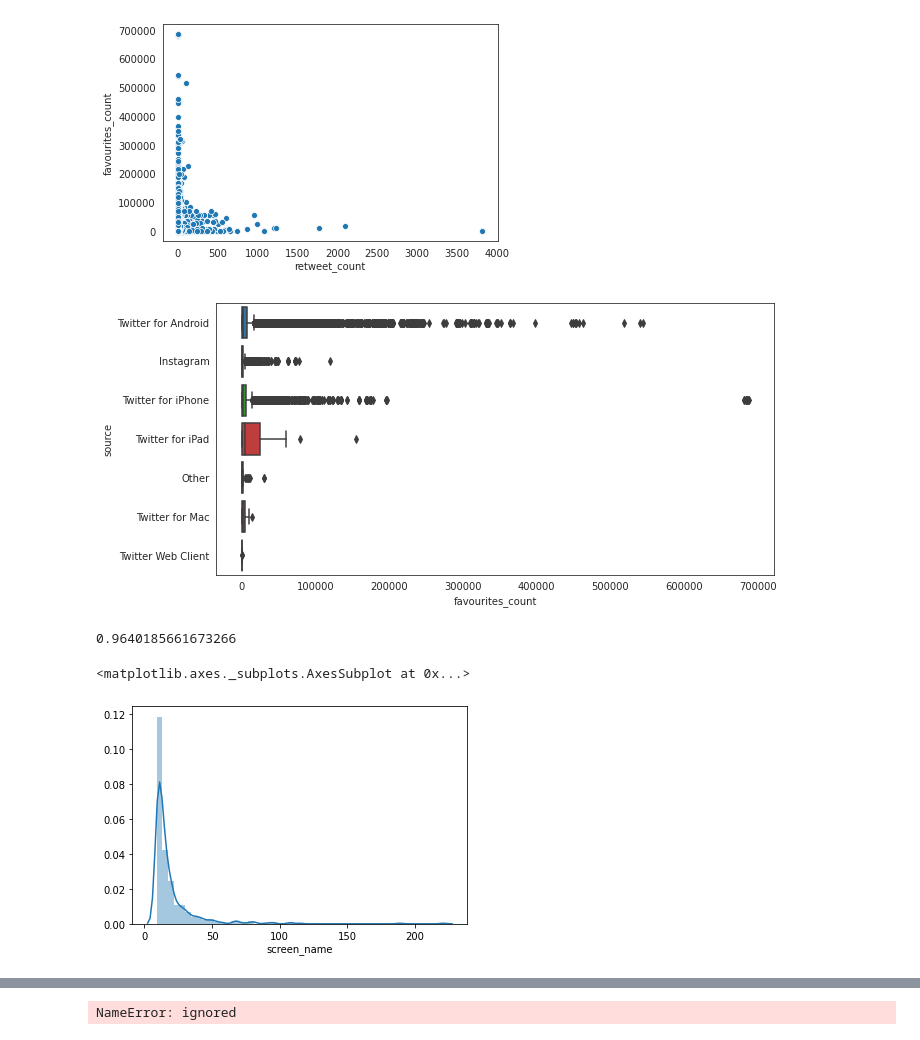
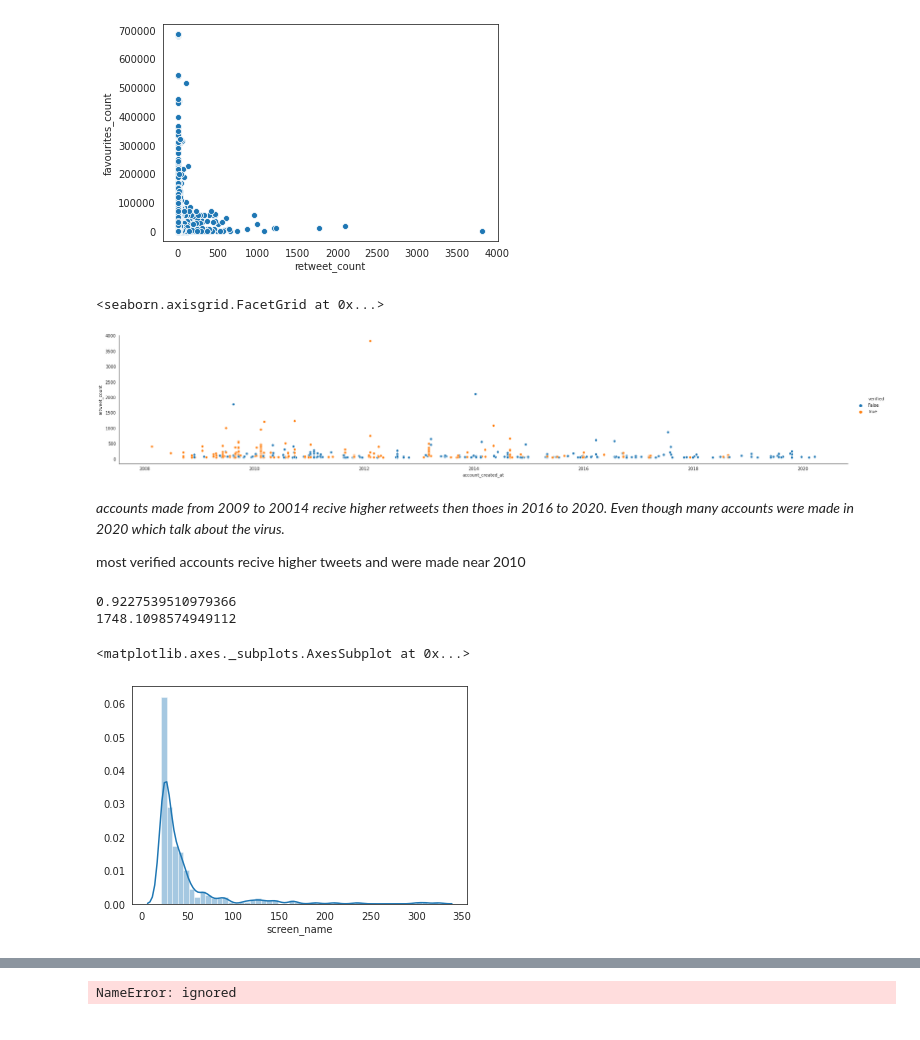
Before and after one commit to ShubhangiSoni1603/Sentimental_analysis_twitter_IN, a Jupyter notebook: Untitled3.ipynb, the cells around one changed output, grey strips where cells are left out. Cells and saved outputs as stored; diff of their text form; code cells hidden in the pictures.

```diff
--- a/Untitled3.ipynb
+++ b/Untitled3.ipynb
@@ -424,23 +415,30 @@ plt.show()
 # %% [output]
 [figure]
 # %%
-fig = plt.figure(figsize=(10,5))
-sns.boxplot(y = "source", x ="favourites_count", data = dat)
-plt.show()
+#fig = plt.figure(figsize=(20,10))
+sns.relplot(x = "account_created_at", y ="retweet_count", data = dat[dat.retweet_count//40 != 0],aspect = 5,hue = "verified")
+#plt.show()
 # %% [output]
+<seaborn.axisgrid.FacetGrid at 0x...>
-[figure, old version]
+[figure, new version]
+# %% [markdown]
+<em> accounts made from 2009 to 20014 recive higher retweets then thoes in 2016 to 2020. Even though many accounts were made in 2020 which talk about the virus.
+
+most verified accounts recive higher tweets and were made near 2010
 # %%
 ###status_id
 #people = dat.groupby(["screen_name","user_id","followers_count","friends_count","verified"])
 people = dat["screen_name"].value_counts()
-people = people[people > 8]
+people = people[people > 20]
 print(people.std()/people.mean()) # reletive varience
+print(people.var())
 people = people.reset_index()
 sns.distplot(people["screen_name"])
 # %% [output]
-0.9640185661673266
+0.9227539510979366
+1748.1098574949112
 <matplotlib.axes._subplots.AxesSubplot at 0x...>
-[figure, old version]
+[figure, new version]
 # %%
 """
 highest_user = dat[dat["screen_name"] == 'vishalsingh_BJP']
```
Also changed, not shown: parts of 7 cells of this notebook.
